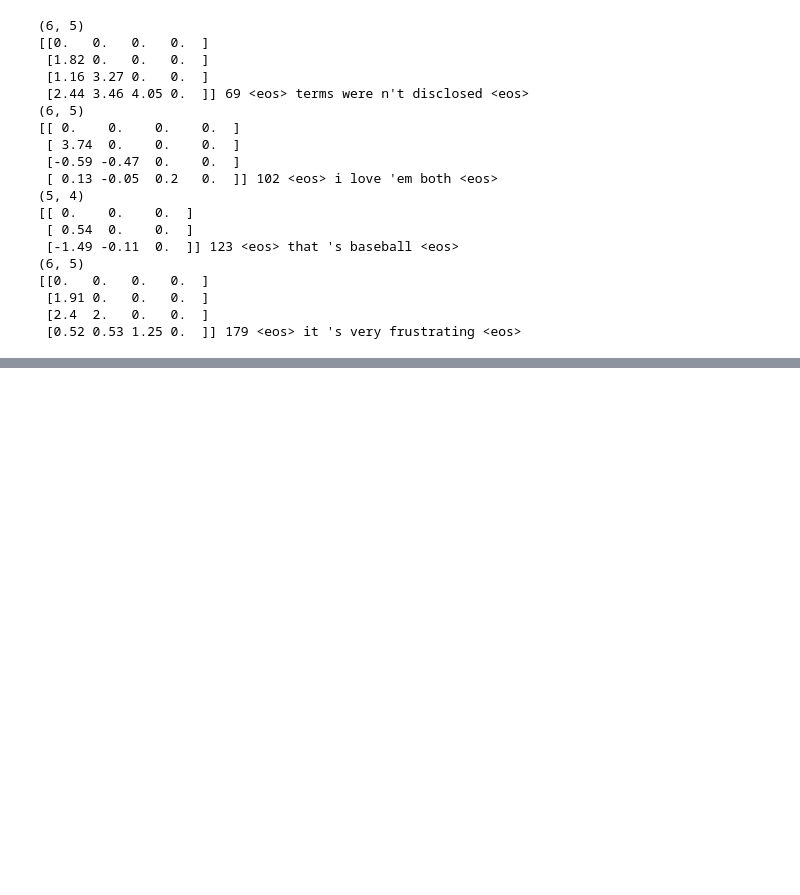
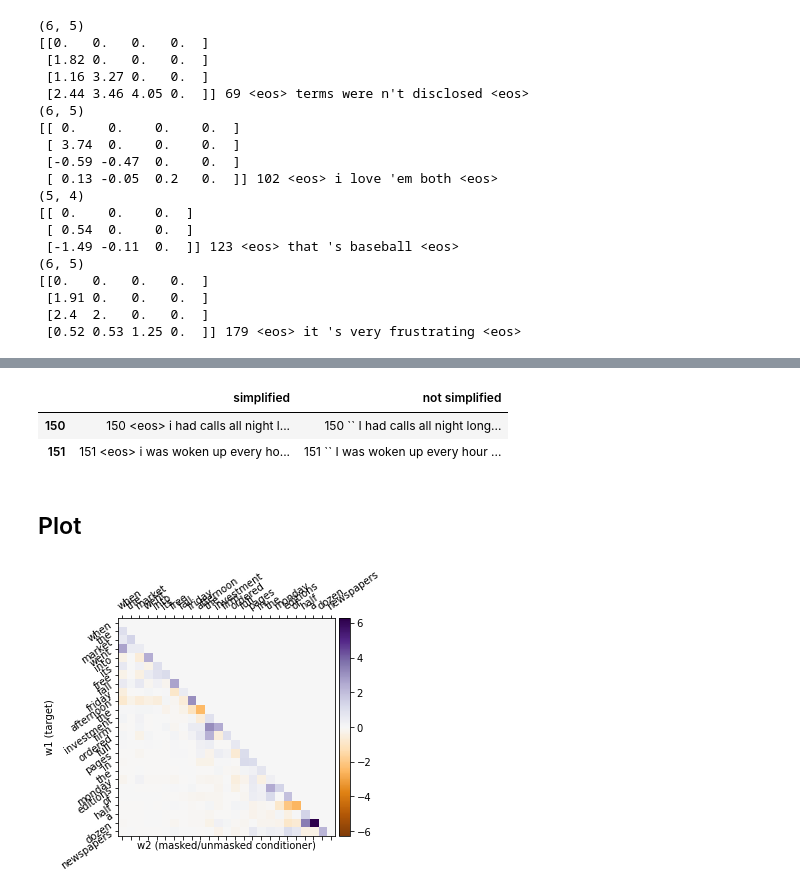
Before and after one commit to postylem/pmi-dependencies, a Jupyter notebook: inspecting lstm matrices.ipynb, the cells around one changed output, grey strips where cells are left out. Saved outputs shown, nothing was run; the diff lists cells and outputs as text; code cells hidden in the pictures; blank space fills up the shorter version.

```diff
--- a/inspecting lstm matrices.ipynb
+++ b/inspecting lstm matrices.ipynb
@@ -141,0 +132,51 @@ sent_comparison.loc[390:400]
+# %%
+sent_comparison.loc[150:151]
+# %% [output]
+|  | simplified | not simplified |
+| 150 | 150 <eos> i had calls all night l... | 150 `` I had calls all night long... |
+| 151 | 151 <eos> i was woken up every ho... | 151 `` I was woken up every hour ... |
+# %% [markdown]
+## Plot
+# %%
+import matplotlib
+import matplotlib.pyplot as plt
+import matplotlib.colors as colors
+import matplotlib.ticker as ticker
+from mpl_toolkits.axes_grid1 import make_axes_locatable
+
+
+def show_pmi_plot(sent, mat, fig=None, ax=None, title=None):
+    lim = max(abs(np.min(mat)), abs(np.max(mat)))
+    if ax is None:
+        fig, ax = plt.subplots()
+    cax = ax.matshow(
+        mat, cmap='PuOr',
+        norm=colors.TwoSlopeNorm(vcenter=0, vmin=-lim, vmax=lim))
+    divider = make_axes_locatable(ax)
+    cax1 = divider.append_axes("right", size="5%", pad=0.05)
+    fig.colorbar(cax, cax=cax1)
+    ax.xaxis.set_major_locator(ticker.FixedLocator(range(len(sent))))
+    ax.yaxis.set_major_locator(ticker.FixedLocator(range(len(sent))))
+    ax.xaxis.set_major_formatter(ticker.FixedFormatter(sent))
+    ax.yaxis.set_major_formatter(ticker.FixedFormatter(sent))
+    ax.tick_params(axis="x", labelrotation=40)
+    ax.set_xlabel('w2 (masked/unmasked conditioner)')
+    ax.set_ylabel('w1 (target)')
+    ax.yaxis.set_label_position("left")
+    if title is not None:
+        ax.set_title(title)
+    plt.setp(ax.get_xticklabels(), rotation=35,
+             ha="left", rotation_mode="anchor")
+    plt.setp(ax.get_yticklabels(), rotation=35,
+             ha="right", rotation_mode="anchor")
+
+def plot_from_logp_matrix(i_sen,logp_matrix):
+    pmi_matrix = pmi_matrix_from_logp_matrix(logp_matrix)
+    sentence = i_sen.split(' ')[2:-1]
+    show_pmi_plot(sent=sentence, mat=pmi_matrix)
+
+i_sen_tuples = list(lstm_logp_matrices.items())
+# %%
+plot_from_logp_matrix(*i_sen_tuples[33])
+# %% [output]
+[figure, added]
```
Also changed, not shown: parts of 12 cells of this notebook, 13 other files.
